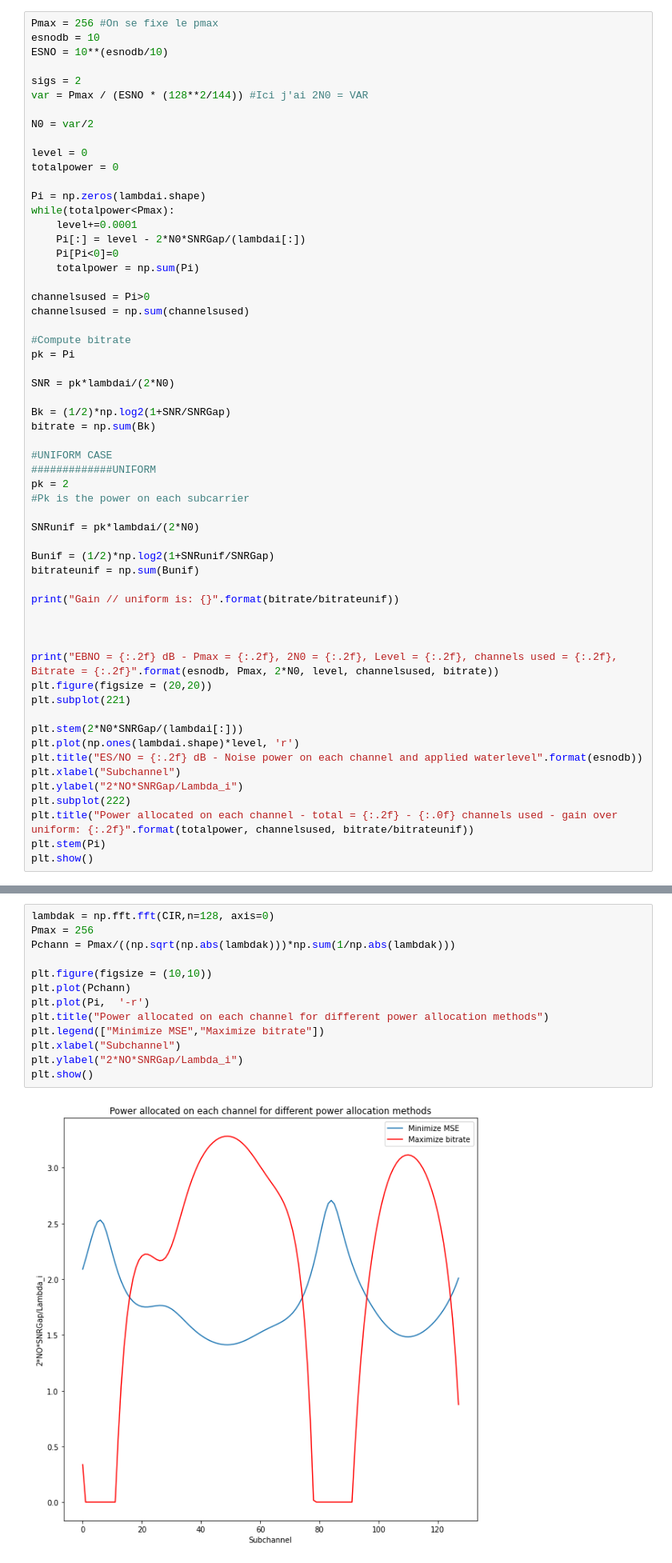
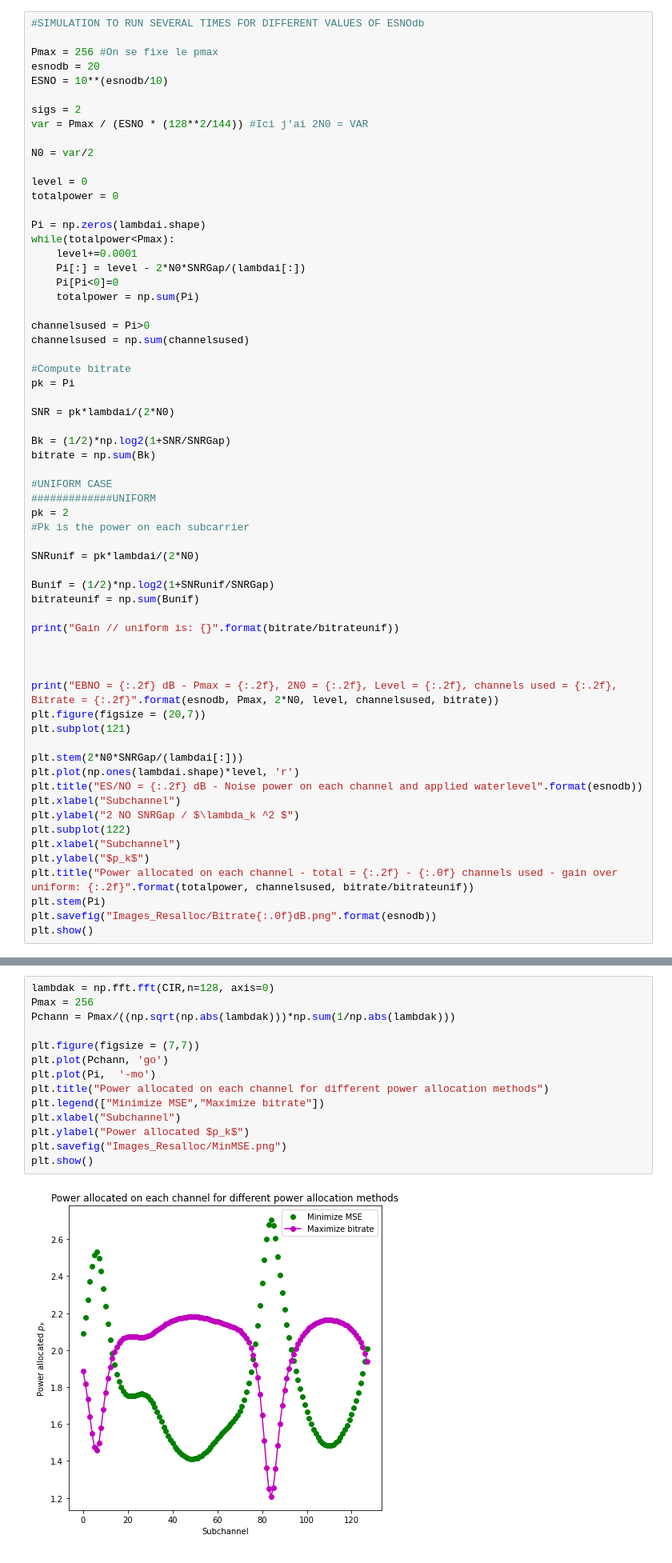
Before and after one commit to delaitl/OFDM, a Jupyter notebook: BEN_step2.ipynb, the cells around one changed output, grey strips where cells are left out. Shown: that part at 80% size. Drawn from its saved outputs; the diff is of its cells as text.

```diff
--- a/BEN_step2.ipynb
+++ b/BEN_step2.ipynb
@@ -75,8 +79,10 @@ $P_k$ = 0 si $\Gamma \sigma_{n,k}^2 > thresh$
 avec
 $\sigma_{n,k} = \frac{2N_0}{\lambda_i}$
 # %%
+#SIMULATION TO RUN SEVERAL TIMES FOR DIFFERENT VALUES OF ESNOdb
+
 Pmax = 256 #On se fixe le pmax
-esnodb = 10
+esnodb = 20
 ESNO = 10**(esnodb/10)
 
 sigs = 2
@@ -120,16 +126,19 @@ print("Gain // uniform is: {}".format(bitrate/bitrateunif))
 
 
 print("EBNO = {:.2f} dB - Pmax = {:.2f}, 2N0 = {:.2f}, Level = {:.2f}, channels used = {:.2f}, Bitrate = {:.2f}".format(esnodb, Pmax, 2*N0, level, channelsused, bitrate))
-plt.figure(figsize = (20,20))
-plt.subplot(221)
+plt.figure(figsize = (20,7))
+plt.subplot(121)
 
 plt.stem(2*N0*SNRGap/(lambdai[:]))
 plt.plot(np.ones(lambdai.shape)*level, 'r')
 plt.title("ES/NO = {:.2f} dB - Noise power on each channel and applied waterlevel".format(esnodb))
 plt.xlabel("Subchannel")
-plt.ylabel("2*NO*SNRGap/Lambda_i")
-plt.subplot(222)
+plt.ylabel("2 NO SNRGap / $\lambda_k ^2 $")
+plt.subplot(122)
+plt.xlabel("Subchannel")
+plt.ylabel("$p_k$")
 plt.title("Power allocated on each channel - total = {:.2f} - {:.0f} channels used - gain over uniform: {:.2f}".format(totalpower, channelsused, bitrate/bitrateunif))
 plt.stem(Pi)
+plt.savefig("Images_Resalloc/Bitrate{:.0f}dB.png".format(esnodb))
 plt.show()
 # %% [output]
@@ -160,18 +186,19 @@ Total bitrate = 77.19 bits per symbol
 # %%
 lambdak = np.fft.fft(CIR,n=128, axis=0)
 Pmax = 256
 Pchann = Pmax/((np.sqrt(np.abs(lambdak)))*np.sum(1/np.abs(lambdak)))
 
-plt.figure(figsize = (10,10))
-plt.plot(Pchann)
-plt.plot(Pi,  '-r')
+plt.figure(figsize = (7,7))
+plt.plot(Pchann, 'go')
+plt.plot(Pi,  '-mo')
 plt.title("Power allocated on each channel for different power allocation methods")
 plt.legend(["Minimize MSE","Maximize bitrate"])
 plt.xlabel("Subchannel")
-plt.ylabel("2*NO*SNRGap/Lambda_i")
+plt.ylabel("Power allocated $p_k$")
+plt.savefig("Images_Resalloc/MinMSE.png")
 plt.show()
 # %% [output]
-[figure, old version]
+[figure, new version]
 # %% [markdown]
 # Old implementations
 # %%
```
Also changed, not shown: parts of 5 cells of this notebook, 17 other files.
